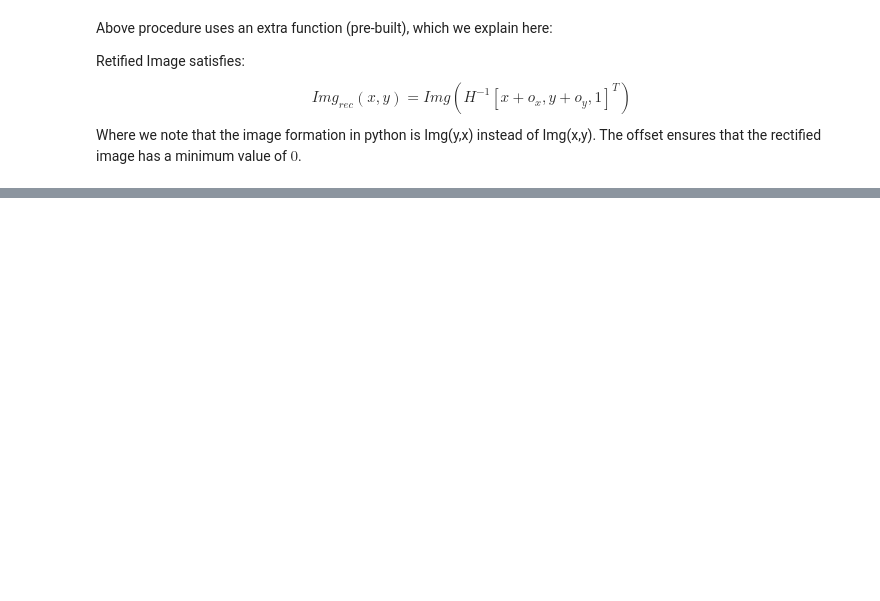
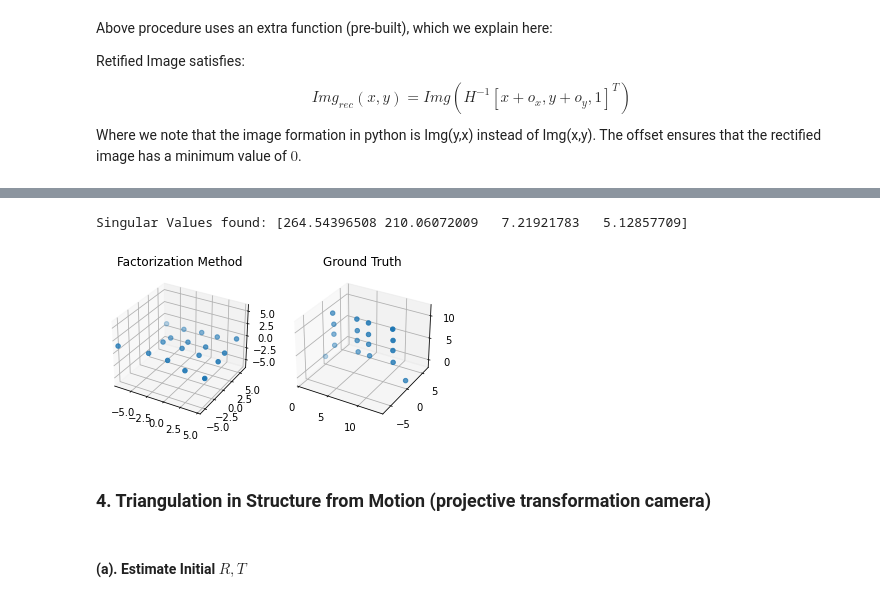
Before and after one commit to fangyuan-ksgk/CS231a-Computer-Vision-From-3D-Reconstruction-to-Recognition, a Jupyter notebook: P2/P2.ipynb, the cells around one changed output, grey strips where cells are left out. Saved outputs shown, nothing was run; the diff lists cells and outputs as text; code cells hidden in the pictures; blank space fills up the shorter version.

```diff
--- a/P2/P2.ipynb
+++ b/P2/P2.ipynb
@@ -47,6 +47,8 @@ General framework for determining Fundamental matrix with 8 point algorithms
 data_dir = '/Users/yuf/Desktop/class material/CS231a-3Drecon/Assignment/P2/ps2/data'
 im_set = data_dir + '/set1'
 im_set1 = data_dir + '/set2'
+im_subset = data_dir + '/set1_subset'
+statue = data_dir + '/statue'
 # %% [markdown]
 #### (a) standard 8-point algorithms for determining Fundamental matrix
 # %%
@@ -395,0 +470,27 @@ def compute_rectified_image(im, H):
+# %%
+# read image files
+img1 = skio.imread(im_subset+'/image1.jpg')
+img2 = skio.imread(im_subset+'/image2.jpg')
+# read the txt file for the homogeneous 2D coordinates in both images: we have 37 pairs
+points1 = get_data_from_txt_file(im_subset+'/pt_2D_1.txt')
+points2 = get_data_from_txt_file(im_subset+'/pt_2D_2.txt')
+# read the ground truth 3d points in world coordinate
+points_3d = get_data_from_txt_file(im_subset + '/pt_3D.txt')
+# factorization method
+motion, structure = factorization_method(points1,points2)
+# the affine structure from motion provides 'cenetered structure in 3D'
+# Plot the structure
+fig = plt.figure()
+ax = fig.add_subplot(121, projection = '3d')
+scatter_3D_axis_equal(structure[0,:], structure[1,:], structure[2,:], ax)
+ax.set_title('Factorization Method')
+ax = fig.add_subplot(122, projection = '3d')
+scatter_3D_axis_equal(points_3d[:,0], points_3d[:,1], points_3d[:,2], ax)
+ax.set_title('Ground Truth')
+
+plt.show()
+# %% [output]
+Singular Values found: [264.54396508 210.06072009   7.21921783   5.12857709]
+[figure, added]
+# %% [markdown]
+### 4. Triangulation in Structure from Motion (projective transformation camera)
@@ -395,0 +511,2 @@ def compute_rectified_image(im, H):
+# %% [markdown]
+#### (a). Estimate Initial $R,T$
```
Also changed, not shown: parts of 32 cells of this notebook, 2 other files.
